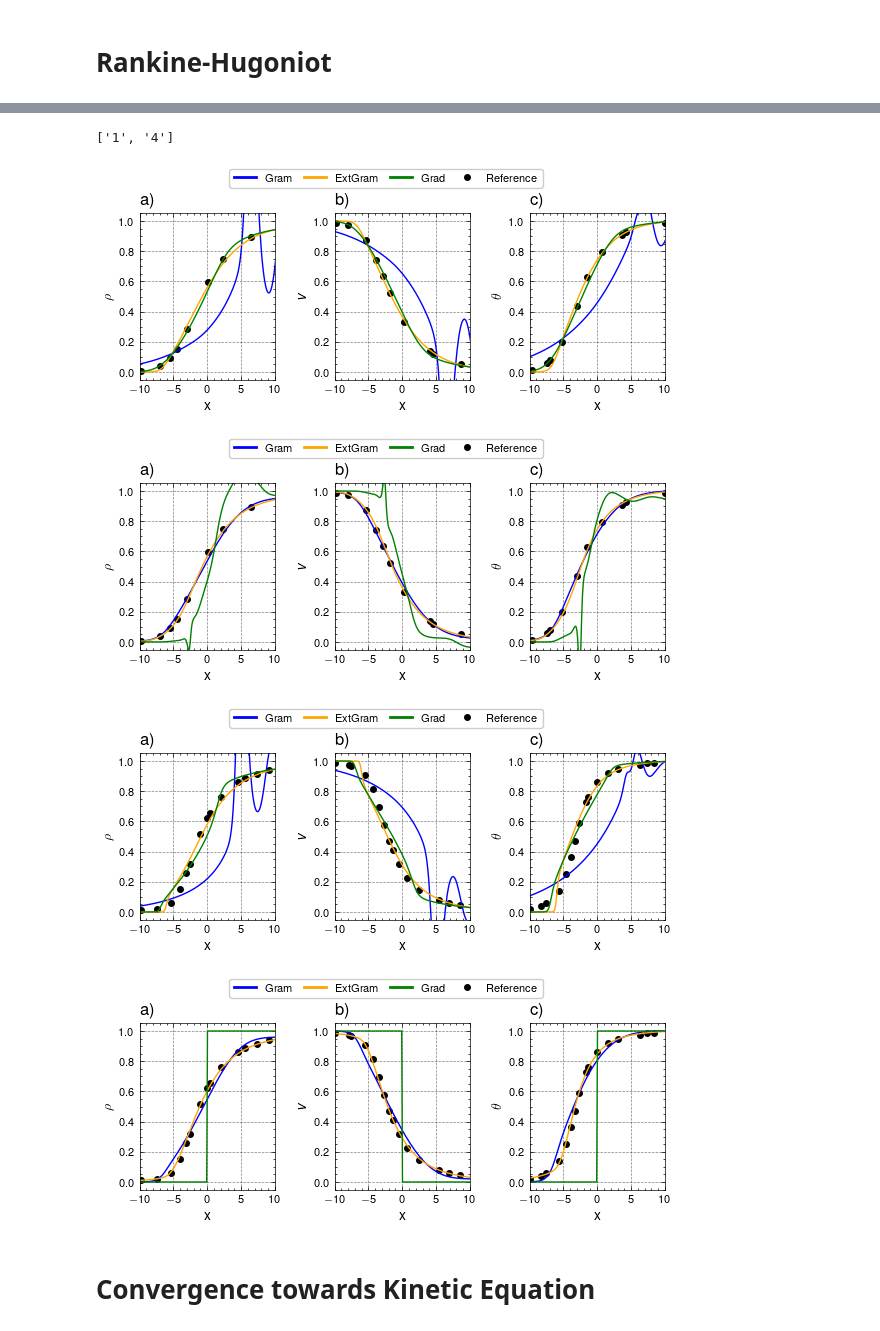
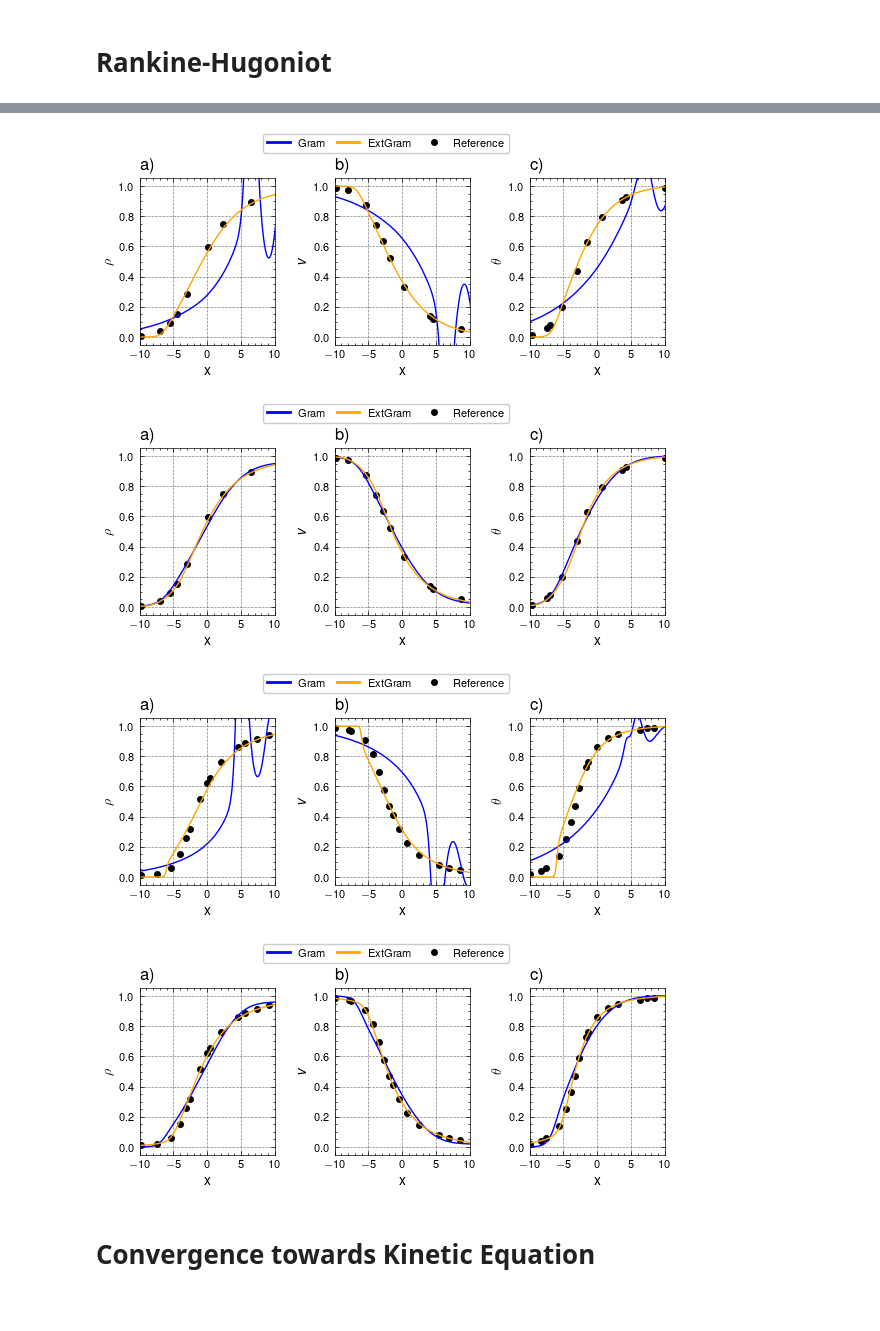
Before and after one commit to JanHab/ExtGram.jl, a Jupyter notebook: notebooks/ModelConvergence.ipynb, the cells around one changed output, grey strips where cells are left out. Cells and saved outputs as stored; diff of their text form; code cells hidden in the pictures.

```diff
--- a/notebooks/ModelConvergence.ipynb
+++ b/notebooks/ModelConvergence.ipynb
@@ -509,16 +509,2 @@ fig.show()
 # %% [markdown]
 # Rankine-Hugoniot
-# %%
-M = 4
-closure_vec = ["Gram", "ExtGram"]#!, "Grad"]
-Kn = 10.0
-source = "relaxation_source"
-T_end = 25.0
-base_tree_level = 8#!10
-polydeg = 1
-
-# Initial condition parameters for the RH problem
-Mach_numbers = [1.4, 2.0]
-
-x_lower = -20.0
-x_upper = 100.0
@@ -574,0 +537,18 @@ fig.show()
+# %%
+filename_moments = lambda closure, rho_L, rho_R, v_L, v_R, theta_L, theta_R: f"../out/Riemann1D/Moments/gram_solution_M{M}_closure{closure}_Kn{Kn}_source{source}_T_end{T_end}_rho_L{rho_L}_rho_R{rho_R}_v_L{v_L}_v_R{v_R}_theta_L{theta_L}_theta_R{theta_R}_base_tree_level{base_tree_level}_polydeg{polydeg}_cons.tsv"
+# Reference solution
+reference_path = [f'../out/Riemann1D/ReferenceSolution/RankineHugoniot_Ma{str(Ma).split(".")[0]}_{str(Ma).split(".")[1]}.json' for Ma in Mach]
+ref_data = []
+for file_path in reference_path:
+    with open(file_path, 'r') as file:
+        data = json.load(file)
+
+        # Extract the data and store it in a dictionary
+        data_Ma = {}
+        for data_point in data['datasetColl']:
+            x, y = [], []
+            for i in range(len(data_point['data'])):
+                x.append(data_point['data'][i]['value'][0])
+                y.append(data_point['data'][i]['value'][1])
+            data_Ma[data_point['name']] = (np.array(x), np.array(y))
+        ref_data.append(data_Ma)
@@ -575,6 +600,6 @@ fig.show()
 # %%
 Moments = [4, 8]
-closure_vec = ["Gram", "ExtGram", "Grad"]
+closure_vec = ["Gram", "ExtGram"]#!, "Grad"]
 Kn = 1.0
 source = "relaxation_source"
 T_end = 25.0
@@ -598,11 +623,6 @@ x_upper = 100.0
 N = 200
 c_l = -6.0
 c_u = 6.0
-# %%
-Ma = Mach[0]
-str(Ma).split('.')
-# %% [output]
-['1', '4']
 # %%
 filename_moments = lambda closure, rho_L, rho_R, v_L, v_R, theta_L, theta_R: f"../out/Riemann1D/Moments/gram_solution_M{M}_closure{closure}_Kn{Kn}_source{source}_T_end{T_end}_rho_L{rho_L}_rho_R{rho_R}_v_L{v_L}_v_R{v_R}_theta_L{theta_L}_theta_R{theta_R}_base_tree_level{base_tree_level}_polydeg{polydeg}_cons.tsv"
 # Reference solution
@@ -628,8 +648,8 @@ for i, Ma in enumerate(Mach):
     for M in Moments:
         fig, axs = plt.subplots(1, 3)
         for j, closure in enumerate(closure_vec):
-            # if M == 8 and closure == "Grad":
-            #     continue
+            if M == 8 and closure == "Grad":
+                continue
             file = filename_moments(closure, rho_L, rho_R(Ma), v_L(Ma), v_R(Ma), theta_L, theta_R(Ma))
             x, u, _ = sol_final(file)
             rho = u[:, 0]
@@ -641,37 +661,37 @@ for i, Ma in enumerate(Mach):
             axs[1].plot(x, (v - v_R(Ma)) / (v_L(Ma) - v_R(Ma)), color=colors[j])
             axs[2].plot(x, (theta - theta_L) / (theta_R(Ma) - theta_L), color=colors[j])
 
         # Reference solution
         ref = ref_data[i]
         scatter_every = 10
         axs[0].scatter(ref['rho'][0][::scatter_every], ref['rho'][1][::scatter_every], color='black')
         axs[1].scatter(ref['v'][0][::scatter_every], ref['v'][1][::scatter_every], color='black')
         axs[2].scatter(ref['theta'][0][::scatter_every], ref['theta'][1][::scatter_every], color='black')
 
         [ax.set_xlim(-10, 10) for ax in axs]
         [ax.set_ylim(-0.05, 1.05) for ax in axs]
         [ax.set_xlabel('x') for ax in axs]
         [ax.set_ylabel(label) for ax, label in zip(axs, ['$\\rho$', '$v$', '$\\theta$'])]
         [axs[i].set_title(f'{labels[i]})', loc='left') for i in range(3)]
 
         closure_elements = [Line2D([0], [0], color=colors[i], lw=2, label=closure_vec[i]) for i in range(len(closure_vec))] + [Line2D([0], [0], color='black', marker='o', lw=0, label='Reference')]
         leg = fig.legend(
             handles=closure_elements,
             loc='upper center',
             bbox_to_anchor=(0.5, 1.06),
             ncol=4,
             # frameon=True,
             columnspacing=1.0 # Adjust spacing between columns
         )
 
         fig.tight_layout()
         fig.savefig(f'../out/Figures/ModelConvergence/RankineHugoniot_Ma{Ma}_M{M}.pdf', bbox_inches='tight')
         fig.show()
 # %% [output]
-[figure, old version]
+[figure, new version]
-[figure, old version]
+[figure, new version]
-[figure, old version]
+[figure, new version]
-[figure, old version]
+[figure, new version]
 # %% [markdown]
 # Convergence towards Kinetic Equation
 # %%
```
Also changed, not shown: parts of 7 cells of this notebook.
